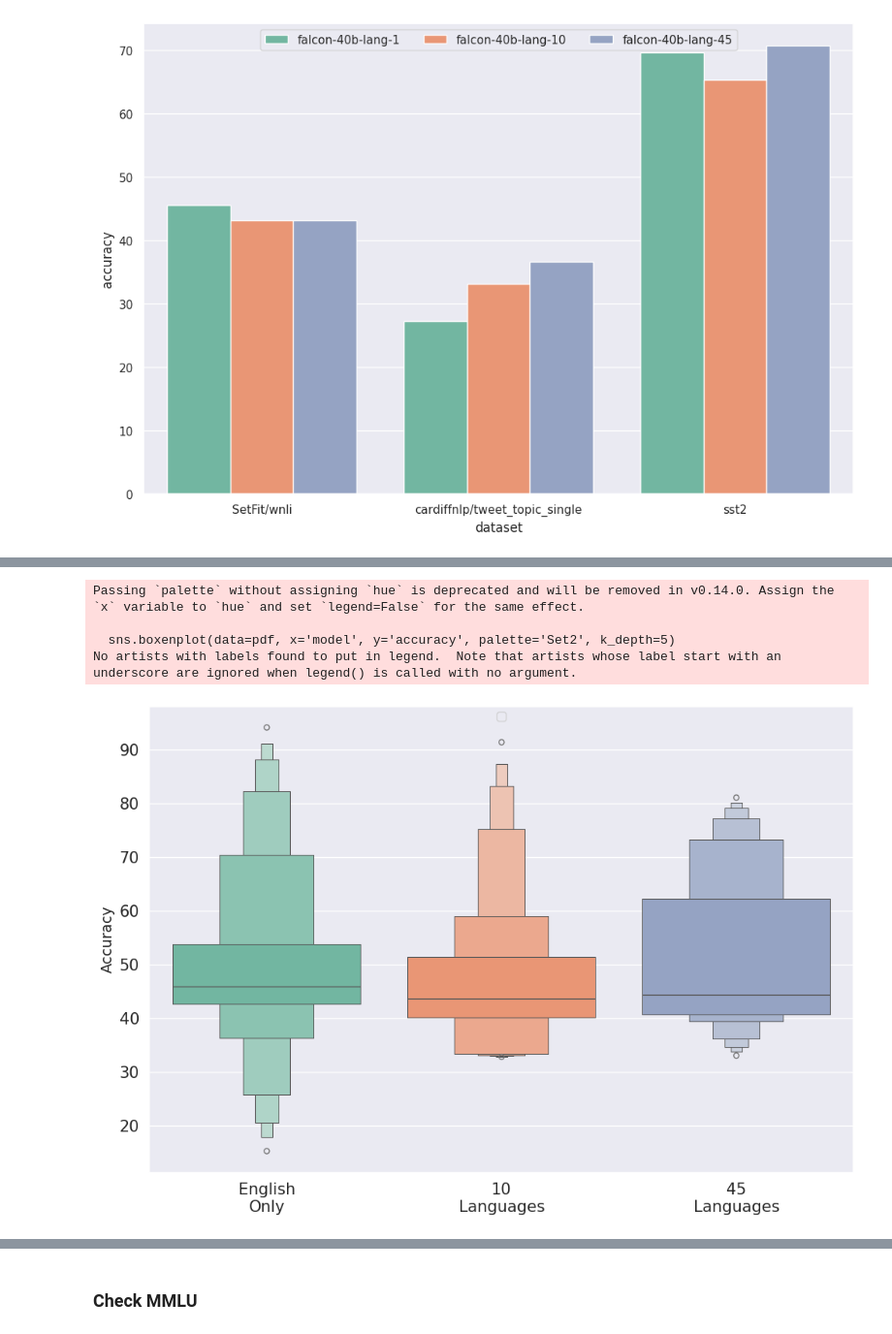
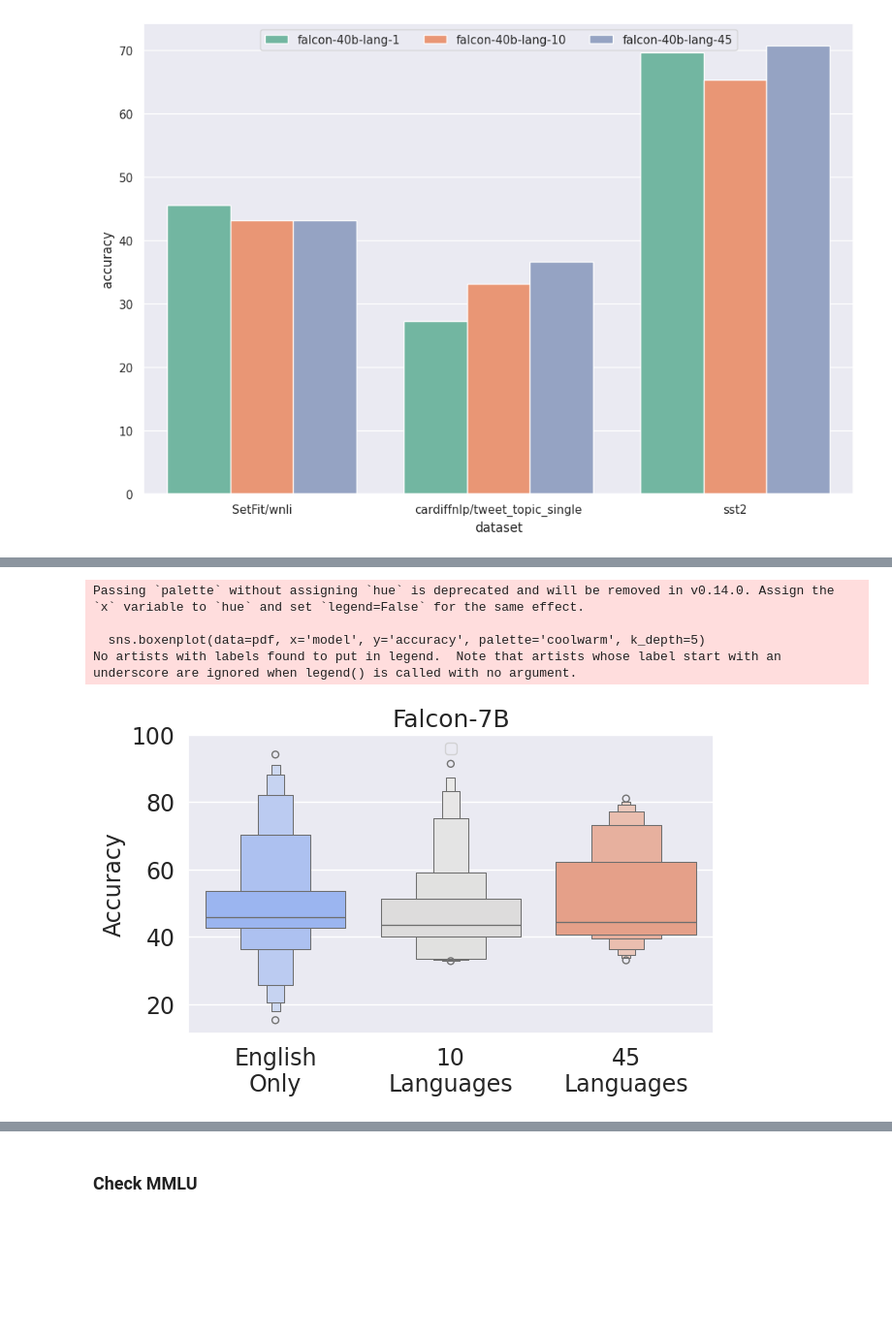
Before and after one commit to SamuelCahyawijaya/llm_multilingual, a Jupyter notebook: evaluation/metrics.ipynb, the cells around one changed output, grey strips where cells are left out. Shown at 97% size. Drawn from its saved outputs; the diff is of its cells as text; code cells hidden in the pictures; blank space fills up the shorter version.

```diff
--- a/evaluation/metrics.ipynb
+++ b/evaluation/metrics.ipynb
@@ -93,15 +93,16 @@ plt.show()
 # %% [output]
 [figure]
 # %%
-sns.set(rc={'figure.figsize':(12,8)})
+sns.set(rc={'figure.figsize':(12,5)})
 pdf = df.loc[(df['model'].str.contains('7b')) & (~df['dataset'].str.contains('qnli'))].sort_values('model_index')
-sns.boxenplot(data=pdf, x='model', y='accuracy', palette='Set2', k_depth=5)
+sns.boxenplot(data=pdf, x='model', y='accuracy', palette='coolwarm', k_depth=5)
 plt.legend(ncols=4, loc='upper center')
-plt.xticks([0,1,2,3,4,5,6], ['English\nOnly', '2\nLanguages', '3\nLanguages', '5\nLanguages', '10\nLanguages', '20\nLanguages', '45\nLanguages'], fontsize=15)
-plt.yticks(fontsize=15)
+plt.xticks([0,1,2,3,4,5,6], ['English\nOnly', '2 Langs', '3 Langs', '5 Langs', '10 Langs', '20 Langs', '45 Langs'], fontsize=19)
+plt.yticks([20, 40, 60, 80, 100],fontsize=19)
 plt.xlabel('')
-plt.ylabel('Accuracy', fontsize=14)
-plt.savefig('nlp_task.png', bbox_inches='tight')
+plt.ylabel('Accuracy', fontsize=19)
+plt.title('Falcon-7B', fontsize=21)
+plt.savefig('nlp_task_7b.pdf', bbox_inches='tight')
 plt.show()
 # %% [output]
 Passing `palette` without assigning `hue` is deprecated and will be removed in v0.14.0. Assign the `x` variable to `hue` and set `legend=False` for the same effect.
@@ -112,18 +113,19 @@ No artists with labels found to put in legend.  Note that artists whose label st
 # %%
-sns.set(rc={'figure.figsize':(12,8)})
+sns.set(rc={'figure.figsize':(7,4)})
 pdf = df.loc[(df['model'].str.contains('40b')) & (~df['dataset'].str.contains('qnli'))].sort_values('model_index')
-sns.boxenplot(data=pdf, x='model', y='accuracy', palette='Set2', k_depth=5)
+sns.boxenplot(data=pdf, x='model', y='accuracy', palette='coolwarm', k_depth=5)
 plt.legend(ncols=4, loc='upper center')
-plt.xticks([0,1,2], ['English\nOnly', '10\nLanguages', '45\nLanguages'], fontsize=15)
-plt.yticks(fontsize=15)
+plt.xticks([0,1,2], ['English\nOnly', '10\nLanguages', '45\nLanguages'], fontsize=19)
+plt.yticks([20, 40, 60, 80, 100],fontsize=19)
 plt.xlabel('')
-plt.ylabel('Accuracy', fontsize=14)
-plt.savefig('nlp_task_40b.png', bbox_inches='tight')
+plt.ylabel('Accuracy', fontsize=19)
+plt.title('Falcon-7B', fontsize=21)
+plt.savefig('nlp_task_40b.pdf', bbox_inches='tight')
 plt.show()
 # %% [output]
 Passing `palette` without assigning `hue` is deprecated and will be removed in v0.14.0. Assign the `x` variable to `hue` and set `legend=False` for the same effect.
 
-  sns.boxenplot(data=pdf, x='model', y='accuracy', palette='Set2', k_depth=5)
+  sns.boxenplot(data=pdf, x='model', y='accuracy', palette='coolwarm', k_depth=5)
 No artists with labels found to put in legend.  Note that artists whose label start with an underscore are ignored when legend() is called with no argument.
-[figure, old version]
+[figure, new version]
 # %% [markdown]
```
Also changed, not shown: parts of 93 cells of this notebook, 6 other files.
